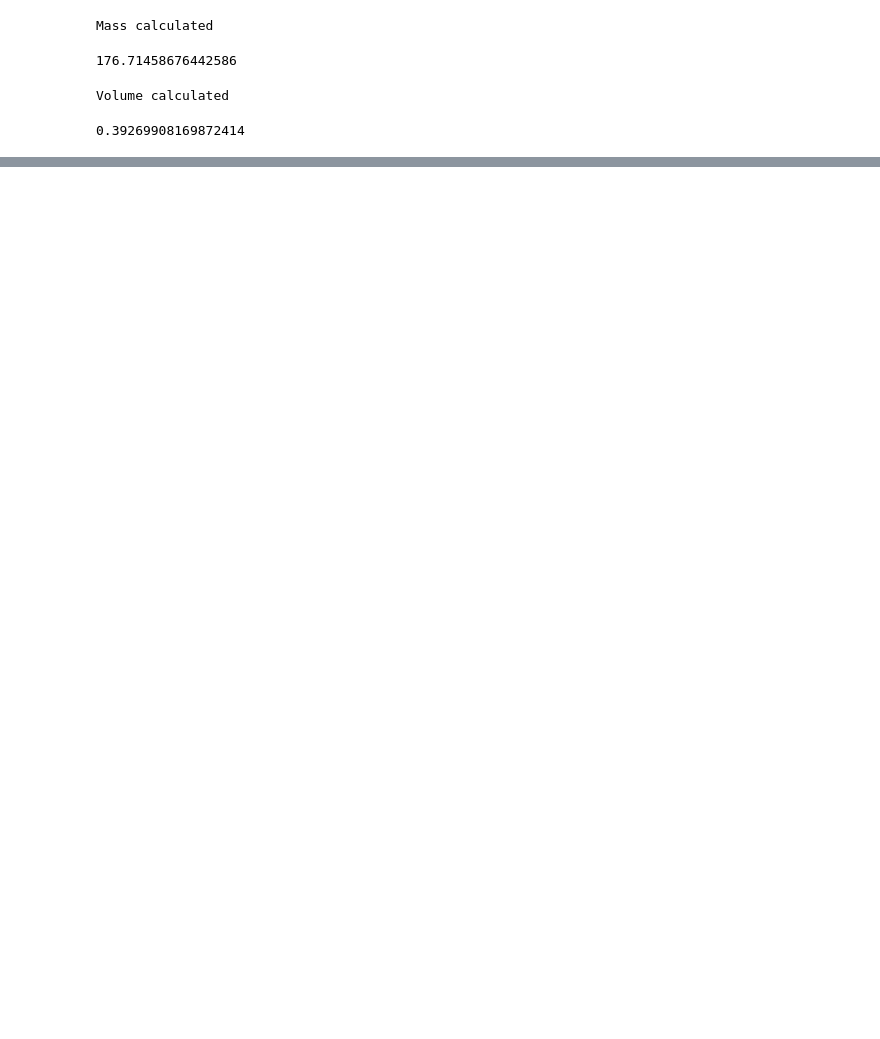
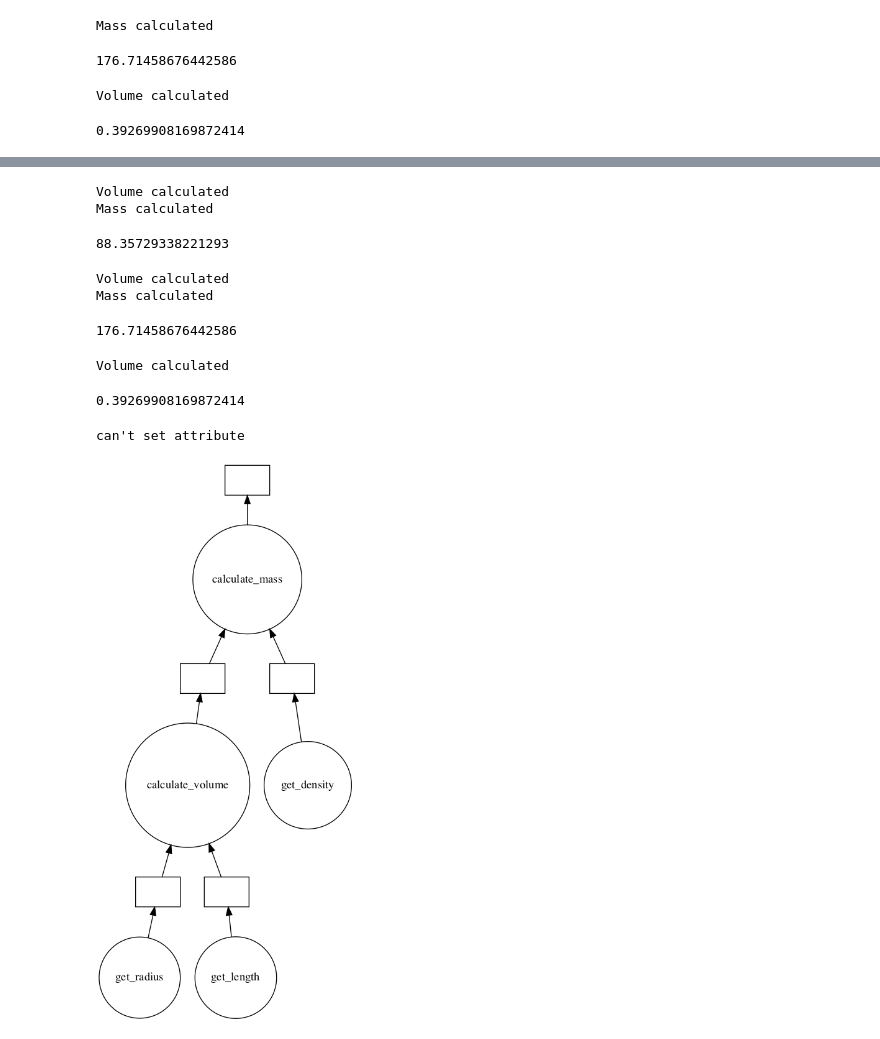
Before and after one commit to billtubbs/pythonflow-demo, a Jupyter notebook: pythonflow-demo.ipynb, the cells around one changed output, grey strips where cells are left out. Saved outputs shown, nothing was run; the diff lists cells and outputs as text; code cells hidden in the pictures; blank space fills up the shorter version.

```diff
--- a/pythonflow-demo.ipynb
+++ b/pythonflow-demo.ipynb
@@ -229,6 +459,6 @@ c.mass
 Mass calculated
 88.35729338221293
 # %%
-c.length = c.length*2  # This should change things!
+c.length = 2  # This should change things!
 c.length
 # %% [output]
@@ -254,0 +561,2 @@ Cannot set this value.
+# %%
+c = Cylinder(0.25, 1.0, 450)
@@ -254,0 +580,30 @@ Cannot set this value.
+# %%
+c.mass
+# %% [output]
+Volume calculated
+Mass calculated
+88.35729338221293
+# %%
+c.length = 2  # This should change things!
+# %%
+c.mass
+# %% [output]
+Volume calculated
+Mass calculated
+176.71458676442586
+# %%
+c.volume
+# %% [output]
+Volume calculated
+0.39269908169872414
+# %%
+try:
+    c.volume = 0
+except AttributeError as err:
+    print(err)
+# %% [output]
+can't set attribute
+# %%
+c._mass_graph.visualize()
+# %% [output]
+[figure, added]
```
Also changed, not shown: parts of 49 cells of this notebook.
